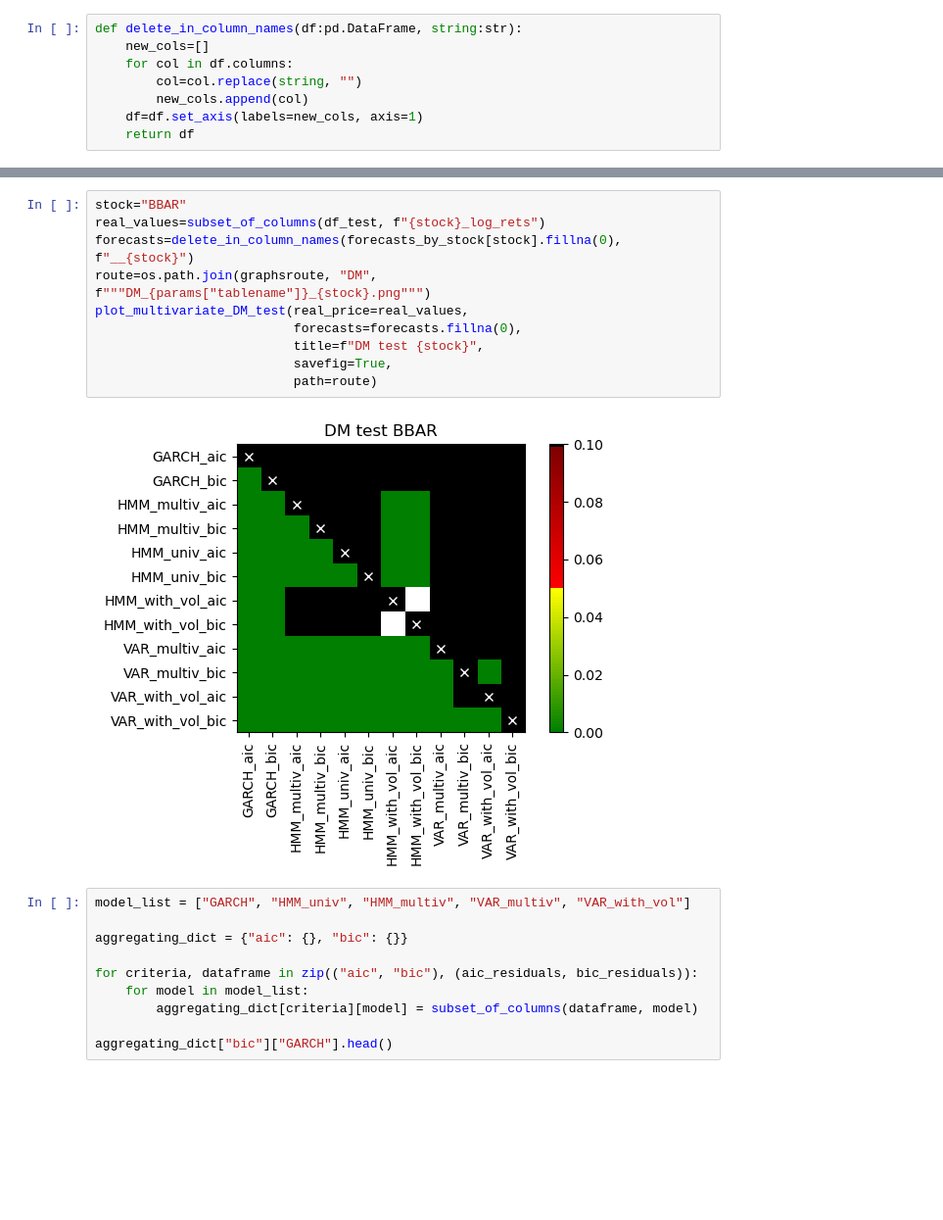
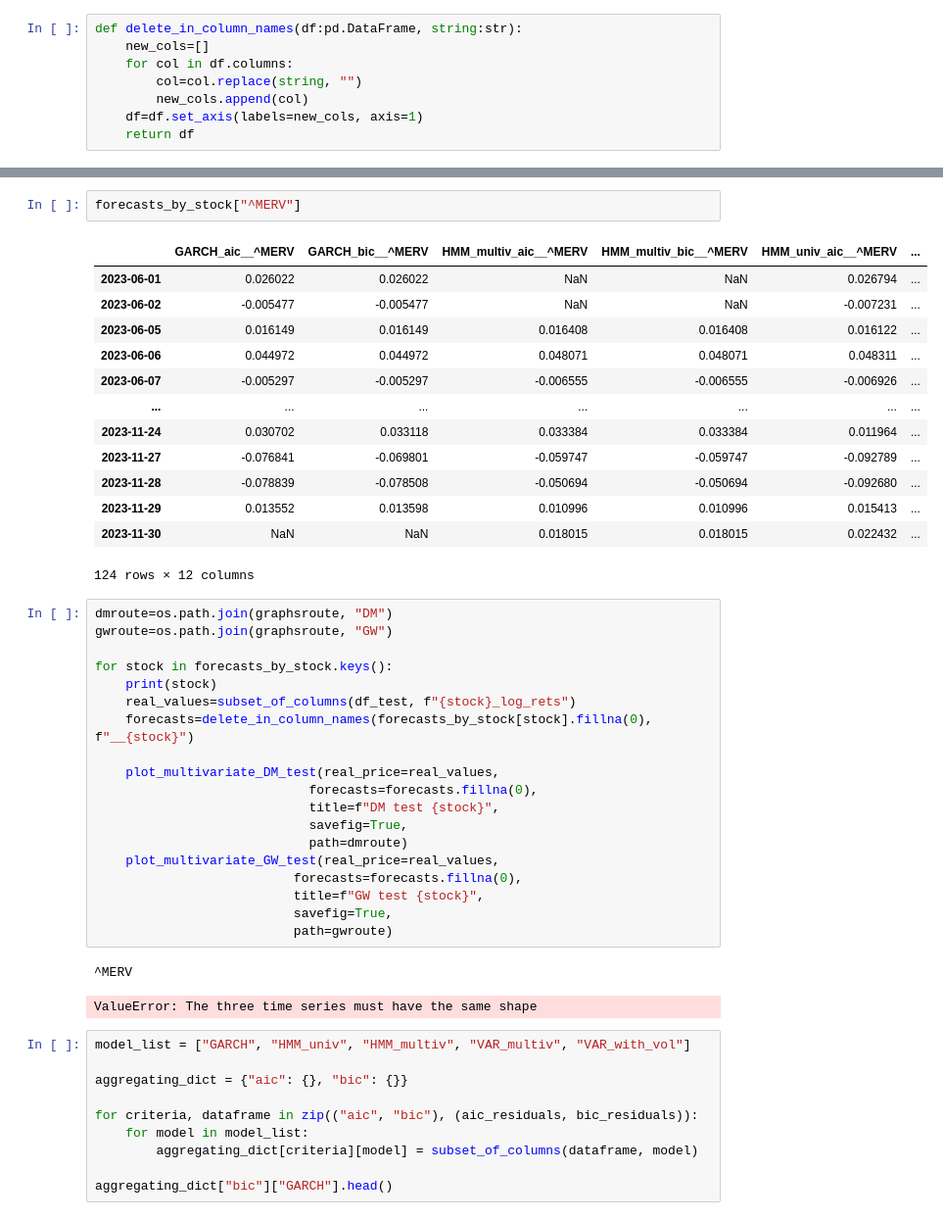
Before and after one commit to alfsn/regime-switching-hmm, a Jupyter notebook: notebooks/03_Comparison.ipynb, the cells around one changed output, grey strips where cells are left out. Shown at 98% size. Cells and saved outputs as stored; diff of their text form; blank space fills up the shorter version.

Commit message:
loop dm and gw tests

```diff
--- a/notebooks/03_Comparison.ipynb
+++ b/notebooks/03_Comparison.ipynb
@@ -200,15 +189,41 @@ delete_in_column_names(forecasts_by_stock["BBAR"].copy(), "__BBAR")
+# %%
+forecasts_by_stock["^MERV"]
+# %% [output]
+|  | GARCH_aic__^MERV | GARCH_bic__^MERV | HMM_multiv_aic__^MERV | HMM_multiv_bic__^MERV | HMM_univ_aic__^MERV | ... |
+| 2023-06-01 | 0.026022 | 0.026022 | NaN | NaN | 0.026794 | ... |
+| 2023-06-02 | -0.005477 | -0.005477 | NaN | NaN | -0.007231 | ... |
+| 2023-06-05 | 0.016149 | 0.016149 | 0.016408 | 0.016408 | 0.016122 | ... |
+| 2023-06-06 | 0.044972 | 0.044972 | 0.048071 | 0.048071 | 0.048311 | ... |
+| 2023-06-07 | -0.005297 | -0.005297 | -0.006555 | -0.006555 | -0.006926 | ... |
+| ... | ... | ... | ... | ... | ... | ... |
+| 2023-11-24 | 0.030702 | 0.033118 | 0.033384 | 0.033384 | 0.011964 | ... |
+| 2023-11-27 | -0.076841 | -0.069801 | -0.059747 | -0.059747 | -0.092789 | ... |
+| 2023-11-28 | -0.078839 | -0.078508 | -0.050694 | -0.050694 | -0.092680 | ... |
+| 2023-11-29 | 0.013552 | 0.013598 | 0.010996 | 0.010996 | 0.015413 | ... |
+| 2023-11-30 | NaN | NaN | 0.018015 | 0.018015 | 0.022432 | ... |
+124 rows × 12 columns
 # %%
-stock="BBAR"
-real_values=subset_of_columns(df_test, f"{stock}_log_rets")
-forecasts=delete_in_column_names(forecasts_by_stock[stock].fillna(0), f"__{stock}")
-route=os.path.join(graphsroute, "DM", f"""DM_{params["tablename"]}_{stock}.png""")
-plot_multivariate_DM_test(real_price=real_values,
+dmroute=os.path.join(graphsroute, "DM")
+gwroute=os.path.join(graphsroute, "GW")
+
+for stock in forecasts_by_stock.keys():
+    print(stock)
+    real_values=subset_of_columns(df_test, f"{stock}_log_rets")
+    forecasts=delete_in_column_names(forecasts_by_stock[stock].fillna(0), f"__{stock}")
+
+    plot_multivariate_DM_test(real_price=real_values,
+                            forecasts=forecasts.fillna(0),
+                            title=f"DM test {stock}",
+                            savefig=True,
+                            path=dmroute)
+    plot_multivariate_GW_test(real_price=real_values,
                           forecasts=forecasts.fillna(0),
-                          title=f"DM test {stock}",
+                          title=f"GW test {stock}",
                           savefig=True,
-                          path=route)
+                          path=gwroute)
 # %% [output]
-[figure, removed]
+^MERV
+ValueError: The three time series must have the same shape
 # %%
 model_list = ["GARCH", "HMM_univ", "HMM_multiv", "VAR_multiv", "VAR_with_vol"]
 
```
Also changed, not shown: parts of 5 cells of this notebook.
